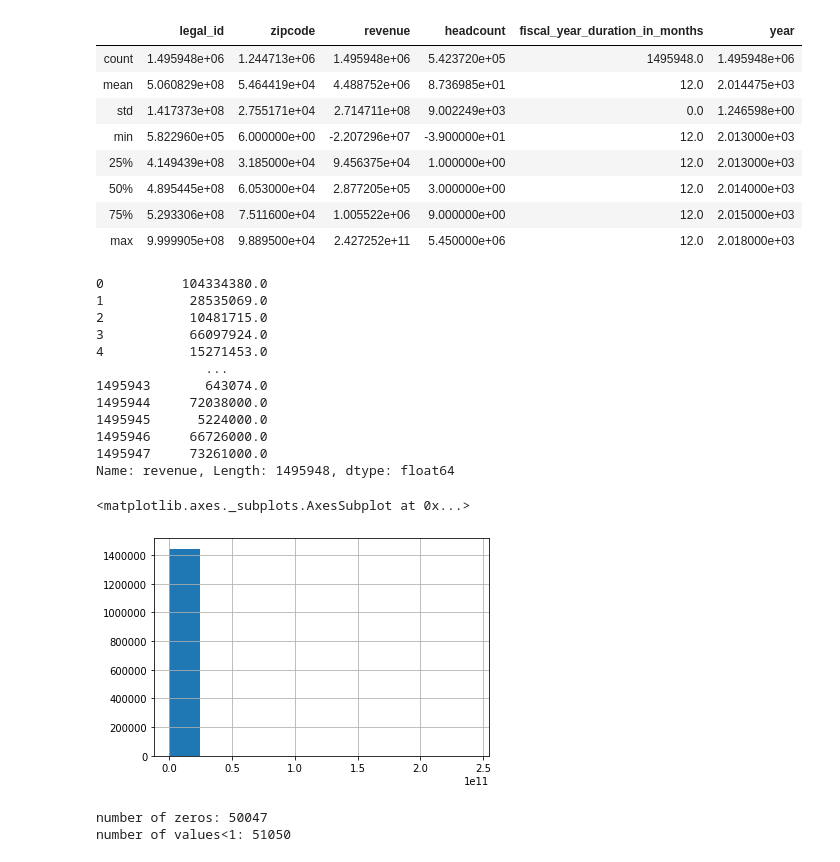
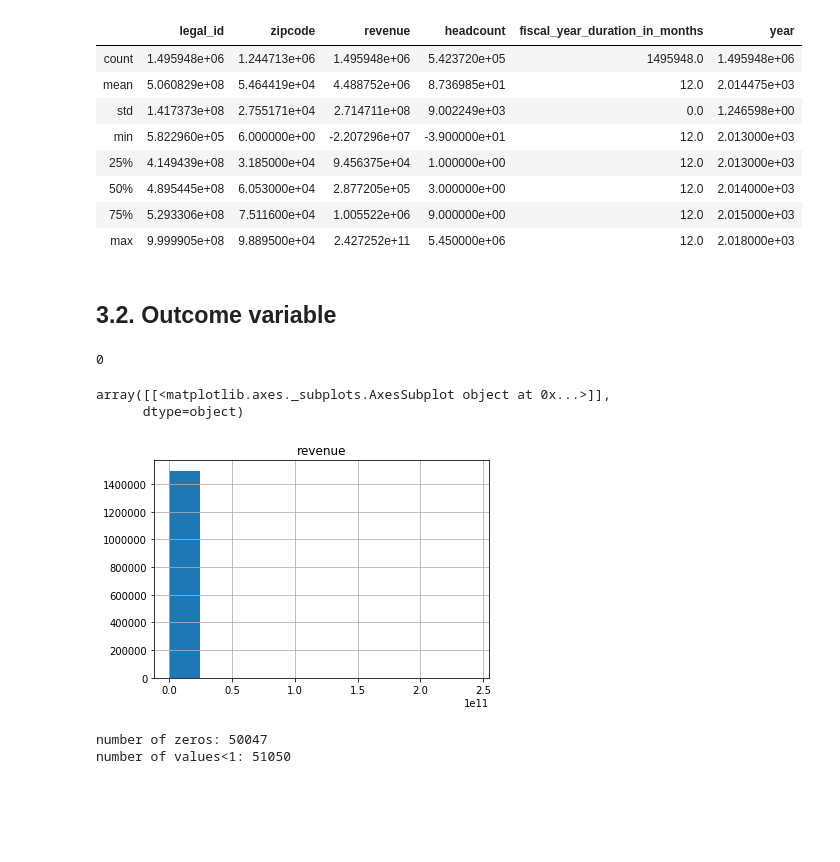
Before and after one commit to meteve/fan_revenue_prediction, a Jupyter notebook: FAN_revenue_prediction.ipynb, the cells around one changed output. Drawn from its saved outputs; the diff is of its cells as text; code cells hidden in the pictures; blank space fills up the shorter version.

```diff
--- a/FAN_revenue_prediction.ipynb
+++ b/FAN_revenue_prediction.ipynb
@@ -126,26 +133,19 @@ revenue_train.describe()
 | 50% | 4.895445e+08 | 6.053000e+04 | 2.877205e+05 | 3.000000e+00 | 12.0 | 2.014000e+03 |
 | 75% | 5.293306e+08 | 7.511600e+04 | 1.005522e+06 | 9.000000e+00 | 12.0 | 2.015000e+03 |
 | max | 9.999905e+08 | 9.889500e+04 | 2.427252e+11 | 5.450000e+06 | 12.0 | 2.018000e+03 |
+# %% [markdown]
+## 3.2. Outcome variable
+# %%
+# no missing values
+revenue_train['revenue'].isna().sum()
+# %% [output]
+0
 # %%
-revenue_train['revenue']
+revenue_train.hist(column='revenue')
 # %% [output]
-0          104334380.0
-1           28535069.0
-2           10481715.0
-3           66097924.0
-4           15271453.0
-              ...
-1495943       643074.0
-1495944     72038000.0
-1495945      5224000.0
-1495946     66726000.0
-1495947     73261000.0
-Name: revenue, Length: 1495948, dtype: float64
+array([[<matplotlib.axes._subplots.AxesSubplot object at 0x...>]],
+      dtype=object)
+[figure, added]
-# %%
-revenue_train['revenue'][revenue_train['revenue'] > 0].hist()
-# %% [output]
-<matplotlib.axes._subplots.AxesSubplot at 0x...>
-[figure, removed]
 # %%
 # number of zeros in revenues
 print("number of zeros:", revenue_train[revenue_train['revenue'] == 0].shape[0])
```
Also changed, not shown: parts of 12 cells of this notebook.
